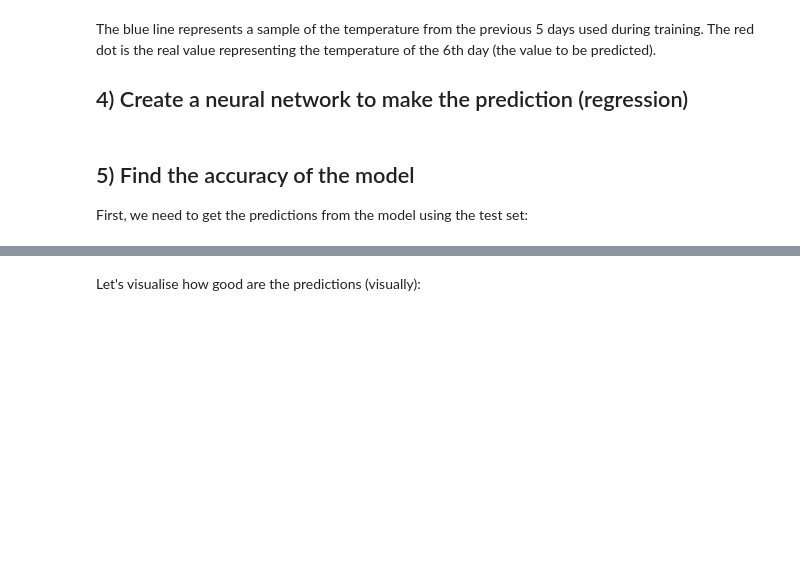
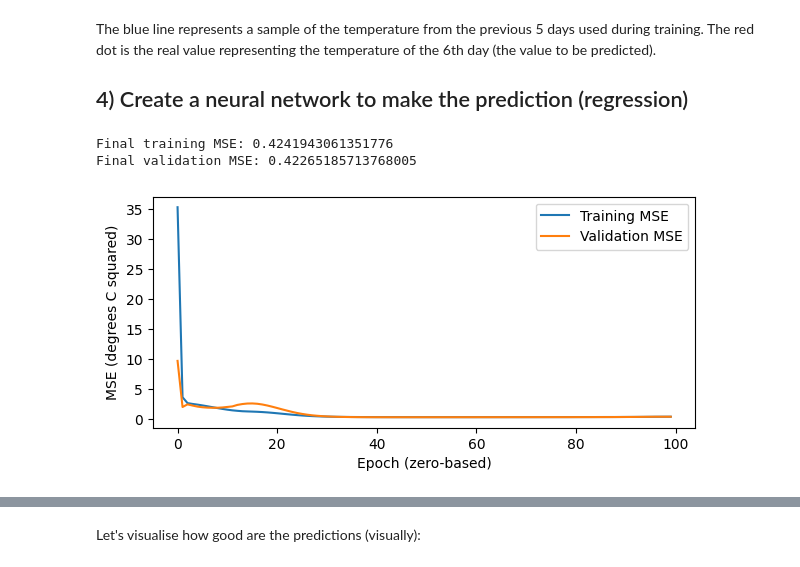
Before and after one commit to anjaya02/applied-ai, a Jupyter notebook: Week 9/Tutorial_ANN.ipynb, the cells around one changed output, grey strips where cells are left out. Cells and saved outputs as stored; diff of their text form; code cells hidden in the pictures; blank space fills up the shorter version.

```diff
--- a/Week 9/Tutorial_ANN.ipynb
+++ b/Week 9/Tutorial_ANN.ipynb
@@ -277,19 +545,3 @@ plt.legend()
 The blue line represents a sample of the temperature from the previous 5 days used during training. The red dot is the real value representing the temperature of the 6th day (the value to be predicted).
 
 ## 4) Create a neural network to make the prediction (regression)
-# %%
-# Building the neural network model
-model = Sequential([
-    Dense(64, activation='relu', input_shape=(window_size,)),  # 64 neurons in hidden layer
-    Dense(1)  # Single output for the predicted temperature
-])
-
-# Compiling the model
-model.compile(optimizer='adam', loss='mse')  # Mean squared error for regression
-
-# Training the model
-model.fit(X_train, y_train, epochs=100, batch_size=4, validation_split=0.1, verbose=1)
-# %% [markdown]
-## 5) Find the accuracy of the model
-
-First, we need to get the predictions from the model using the test set:
@@ -298,0 +548,24 @@ predicted_temp = model.predict(X_test)
+# %%
+regression_model = tf.keras.Sequential([
+    tf.keras.Input(shape=(window_size,)),
+    tf.keras.layers.Dense(64, activation='relu'),
+    tf.keras.layers.Dense(1),
+])
+regression_model.compile(optimizer='adam', loss='mse')
+regression_history = regression_model.fit(
+    X_train, y_train, epochs=100, batch_size=4,
+    validation_split=0.1, shuffle=False, verbose=0,
+)
+print('Final training MSE:', regression_history.history['loss'][-1])
+print('Final validation MSE:', regression_history.history['val_loss'][-1])
+plt.figure(figsize=(7, 3))
+plt.plot(regression_history.history['loss'], label='Training MSE')
+plt.plot(regression_history.history['val_loss'], label='Validation MSE')
+plt.xlabel('Epoch (zero-based)')
+plt.ylabel('MSE (degrees C squared)')
+plt.legend()
+plt.show()
+# %% [output]
+Final training MSE: 0.4241943061351776
+Final validation MSE: 0.42265185713768005
+[figure, added]
```
Also changed, not shown: parts of 65 cells of this notebook.
